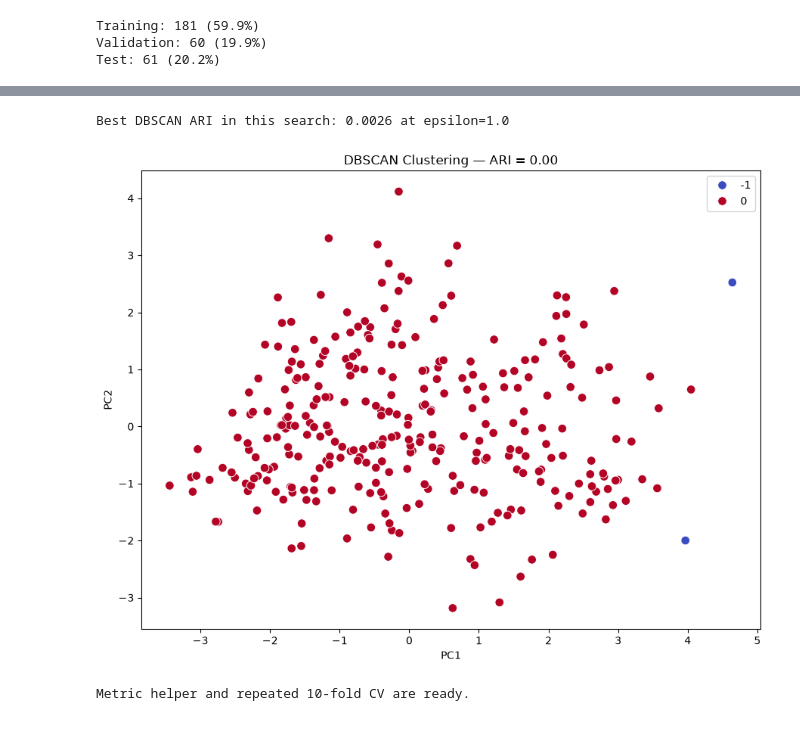
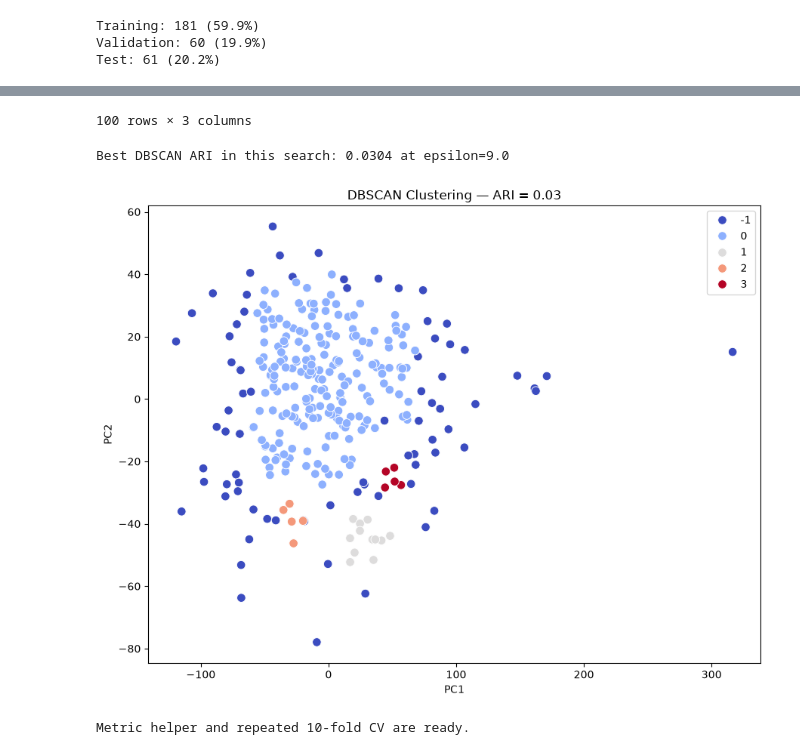
Before and after one commit to PREETHI-T0511/MI-RISK-PREDICTION, a Jupyter notebook: notebooks/part1_reproduction.ipynb, the cells around one changed output, grey strips where cells are left out. Drawn from its saved outputs; the diff is of its cells as text; code cells hidden in the pictures.

Commit message:
Finalize Part 1 reproduction results

```diff
--- a/notebooks/part1_reproduction.ipynb
+++ b/notebooks/part1_reproduction.ipynb
@@ -416,33 +498,63 @@ Best K-Means ARI: 0.4020 using 7 PCA components.
 
 dbscan_results = []
 
-# The paper reports an epsilon of 1.0 in its clustering description.
-# We evaluate epsilon values 1..10 here so the result can be inspected.
-for eps in range(1, 11):
-    dbscan = DBSCAN(eps=eps, min_samples=5)
-    clusters = dbscan.fit_predict(X_pca_2)
+# The reference paper searches epsilon from 1 to 100.
+for eps in range(1, 101):
+
+    dbscan = DBSCAN(
+        eps=eps,
+        min_samples=5
+    )
+
+    clusters = dbscan.fit_predict(
+        X_pca_2
+    )
 
     dbscan_results.append({
         "Epsilon": eps,
-        "ARI": adjusted_rand_score(y, clusters),
-        "Number_of_Clusters_Including_Noise": len(set(clusters))
+        "ARI": adjusted_rand_score(
+            y,
+            clusters
+        ),
+        "Number_of_Clusters_Including_Noise":
+            len(set(clusters))
     })
 
-dbscan_df = pd.DataFrame(dbscan_results)
+dbscan_df = pd.DataFrame(
+    dbscan_results
+)
+
 display(dbscan_df)
 
-best_dbscan_row = dbscan_df.loc[dbscan_df["ARI"].idxmax()]
-best_dbscan_eps = float(best_dbscan_row["Epsilon"])
+best_dbscan_row = dbscan_df.loc[
+    dbscan_df["ARI"].idxmax()
+]
+
+best_dbscan_eps = float(
+    best_dbscan_row["Epsilon"]
+)
 
 print(
-    f"Best DBSCAN ARI in this search: {best_dbscan_row['ARI']:.4f} "
+    f"Best DBSCAN ARI in this search: "
+    f"{best_dbscan_row['ARI']:.4f} "
     f"at epsilon={best_dbscan_eps}"
 )
 
-best_dbscan = DBSCAN(eps=best_dbscan_eps, min_samples=5)
-dbscan_clusters = best_dbscan.fit_predict(X_pca_2)
+# ------------------------------------------------------------
+# Final DBSCAN model using the best epsilon
+# ------------------------------------------------------------
+
+best_dbscan = DBSCAN(
+    eps=best_dbscan_eps,
+    min_samples=5
+)
+
+dbscan_clusters = best_dbscan.fit_predict(
+    X_pca_2
+)
 
 plt.figure(figsize=(9, 7))
+
 sns.scatterplot(
     x=X_pca_2[:, 0],
     y=X_pca_2[:, 1],
@@ -450,14 +562,26 @@ sns.scatterplot(
     palette="coolwarm",
     s=70
 )
+
 plt.title(
-    f"DBSCAN Clustering — ARI = "
+    f"DBSCAN Clustering — "
+    f"ARI = "
     f"{adjusted_rand_score(y, dbscan_clusters):.2f}"
 )
+
 plt.xlabel("PC1")
 plt.ylabel("PC2")
+
 plt.tight_layout()
-plt.savefig(os.path.join(RESULTS_DIR, "dbscan_clustering.png"), dpi=300)
+
+plt.savefig(
+    os.path.join(
+        RESULTS_DIR,
+        "dbscan_clustering.png"
+    ),
+    dpi=300
+)
+
 plt.show()
 # %% [output]
 |  | Epsilon | ARI | Number_of_Clusters_Including_Noise |
@@ -474,5 +599,6 @@ plt.show()
-Best DBSCAN ARI in this search: 0.0026 at epsilon=1.0
+100 rows × 3 columns
+Best DBSCAN ARI in this search: 0.0304 at epsilon=9.0
-[figure, old version]
+[figure, new version]
 # %%
 # ============================================================
 # 11. Cross-validation and metric helper
```
Also changed, not shown: parts of 13 cells of this notebook, 7 other files.
